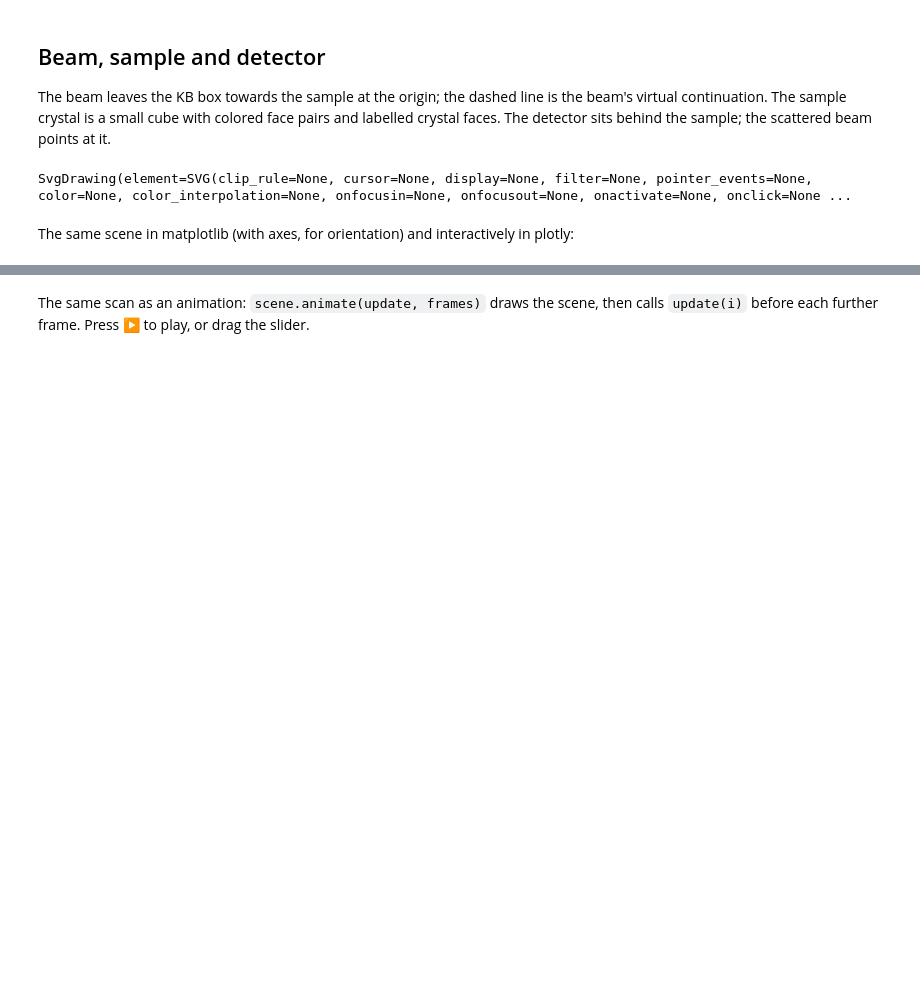
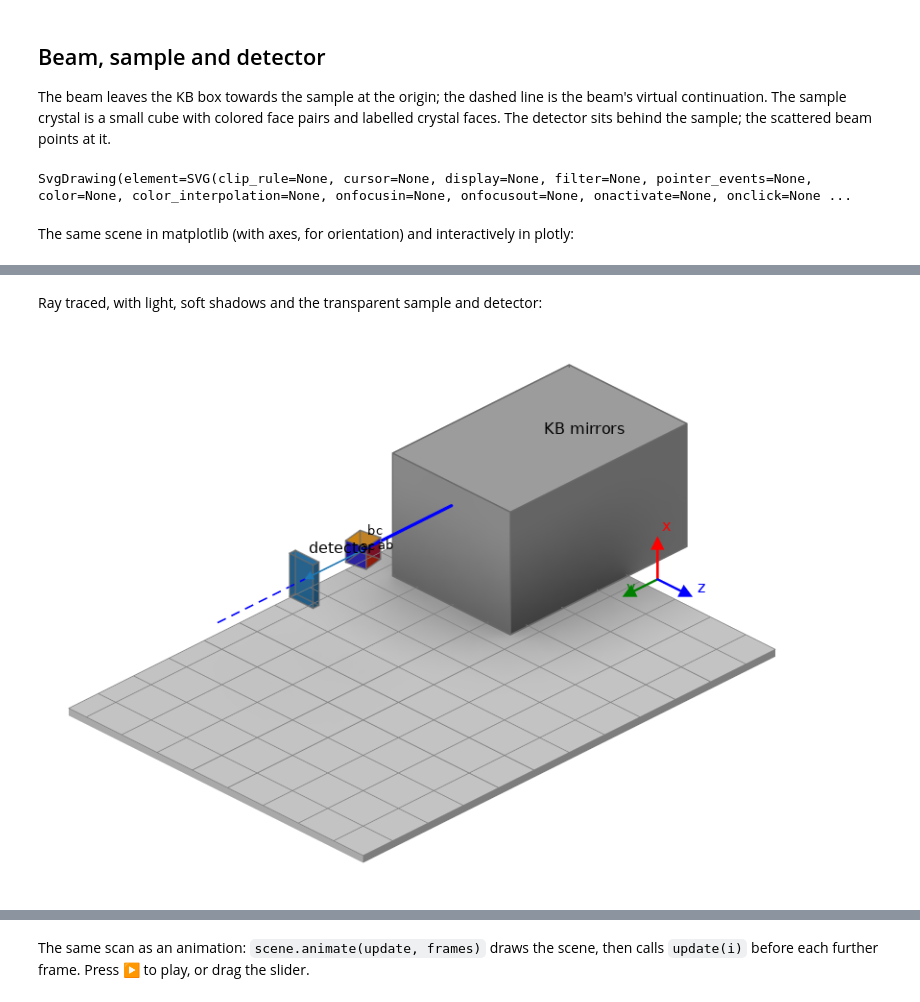
Before and after one commit to asteppke/minigeo, a Jupyter notebook: examples/Cristallina.ipynb, the cells around one changed output, grey strips where cells are left out. Drawn from its saved outputs; the diff is of its cells as text; code cells hidden in the pictures; blank space fills up the shorter version.

```diff
--- a/examples/Cristallina.ipynb
+++ b/examples/Cristallina.ipynb
@@ -103,5 +101,11 @@ plt.show()
 # %%
 scene.render("plotly", height=500, **VIEW)
+# %% [markdown]
+Ray traced, with light, soft shadows and the transparent sample and detector:
+# %%
+scene.render("raytrace", width=800, look="soft", **VIEW)
+# %% [output]
+[figure, added]
 # %% [markdown]
 ## Theta-2theta scan
 
```
Also changed, not shown: parts of 8 cells of this notebook, 38 other files.
